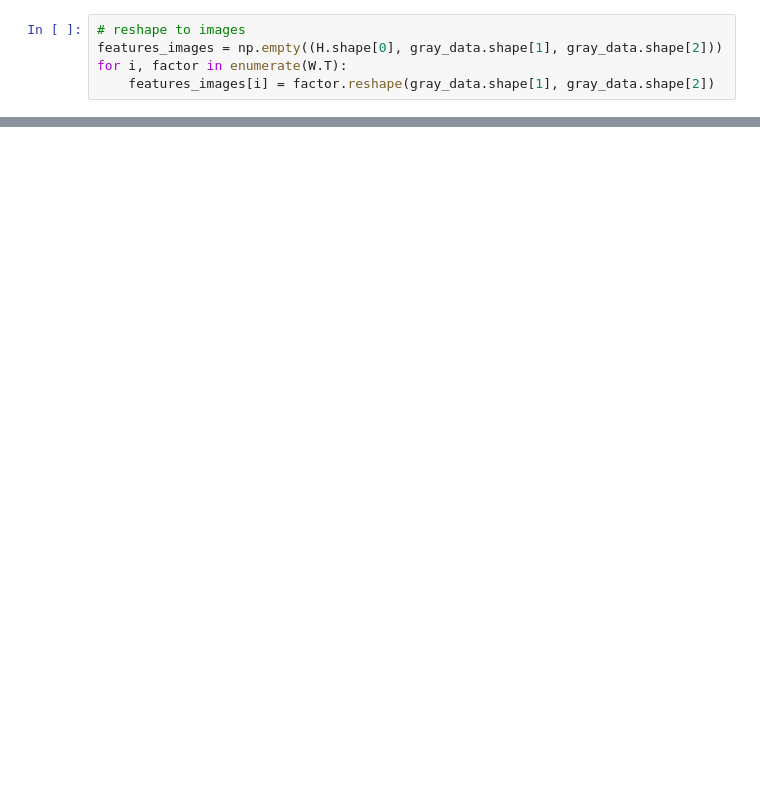
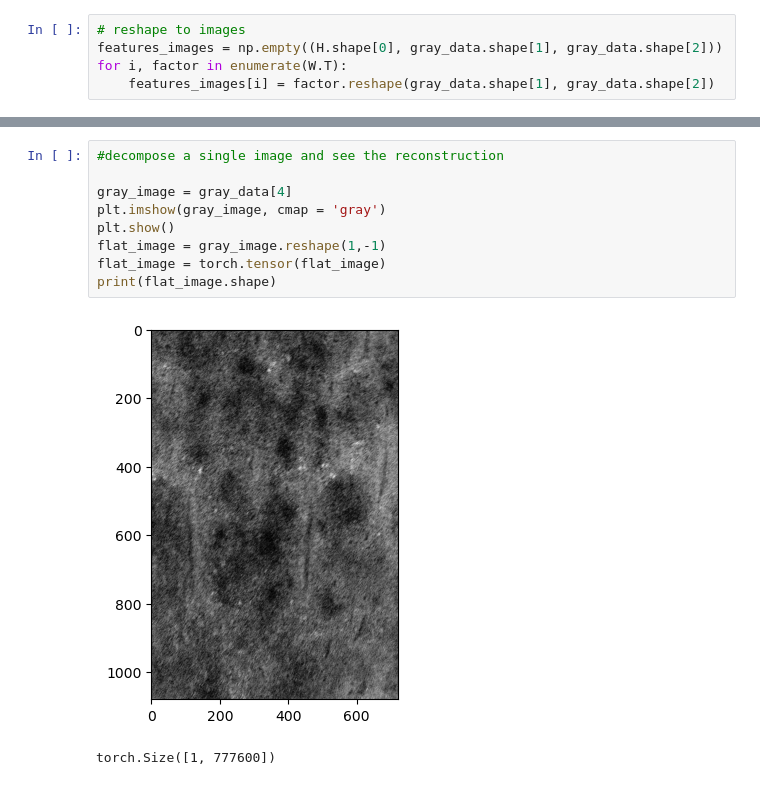
Before and after one commit to N0AHt/nmf_on_gpu, a Jupyter notebook: pytorch_nmf.ipynb, the cells around one changed output, grey strips where cells are left out. Saved outputs shown, nothing was run; the diff lists cells and outputs as text; blank space fills up the shorter version.

```diff
--- a/pytorch_nmf.ipynb
+++ b/pytorch_nmf.ipynb
@@ -117,0 +116,12 @@ plt.show()
+# %%
+#decompose a single image and see the reconstruction
+
+gray_image = gray_data[4]
+plt.imshow(gray_image, cmap = 'gray')
+plt.show()
+flat_image = gray_image.reshape(1,-1)
+flat_image = torch.tensor(flat_image)
+print(flat_image.shape)
+# %% [output]
+[figure, added]
+torch.Size([1, 777600])
```
Also changed, not shown: parts of 9 cells of this notebook.
